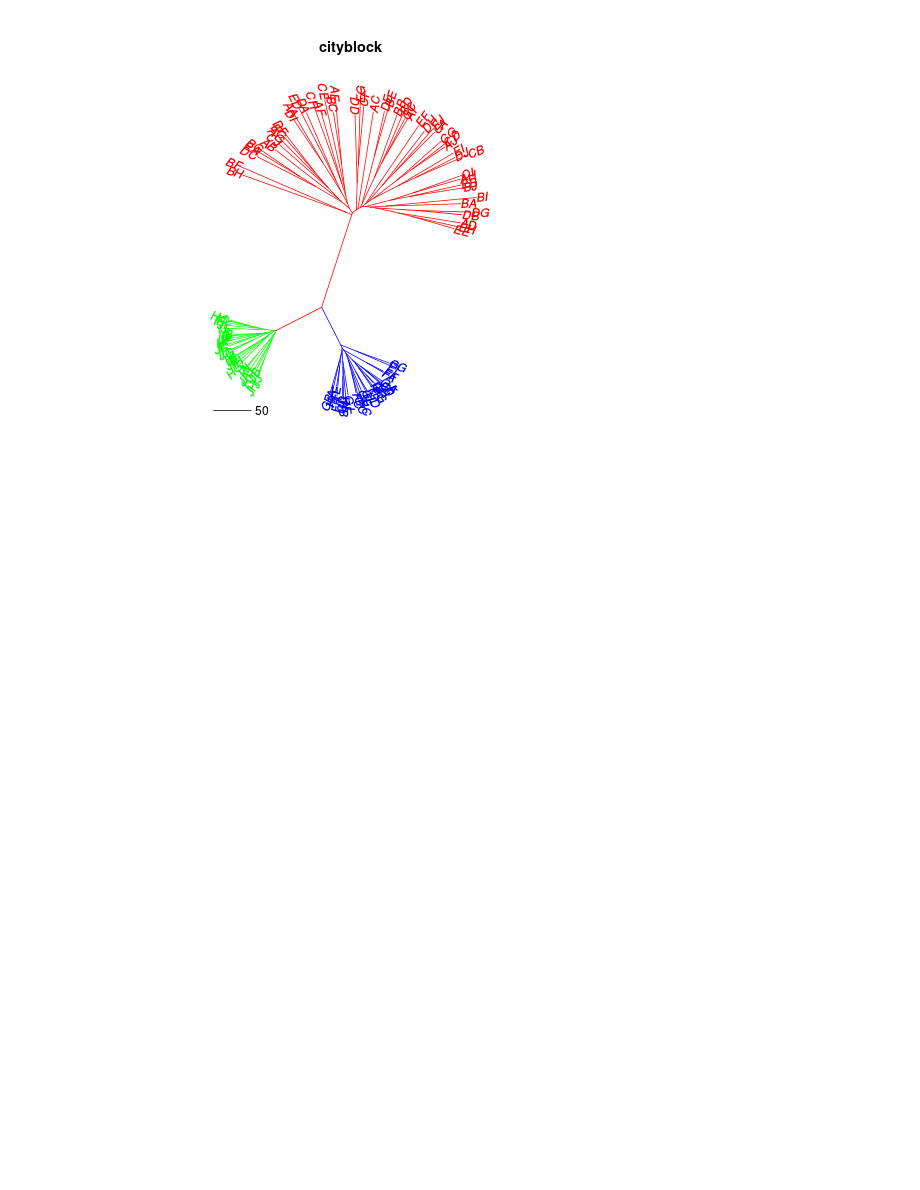
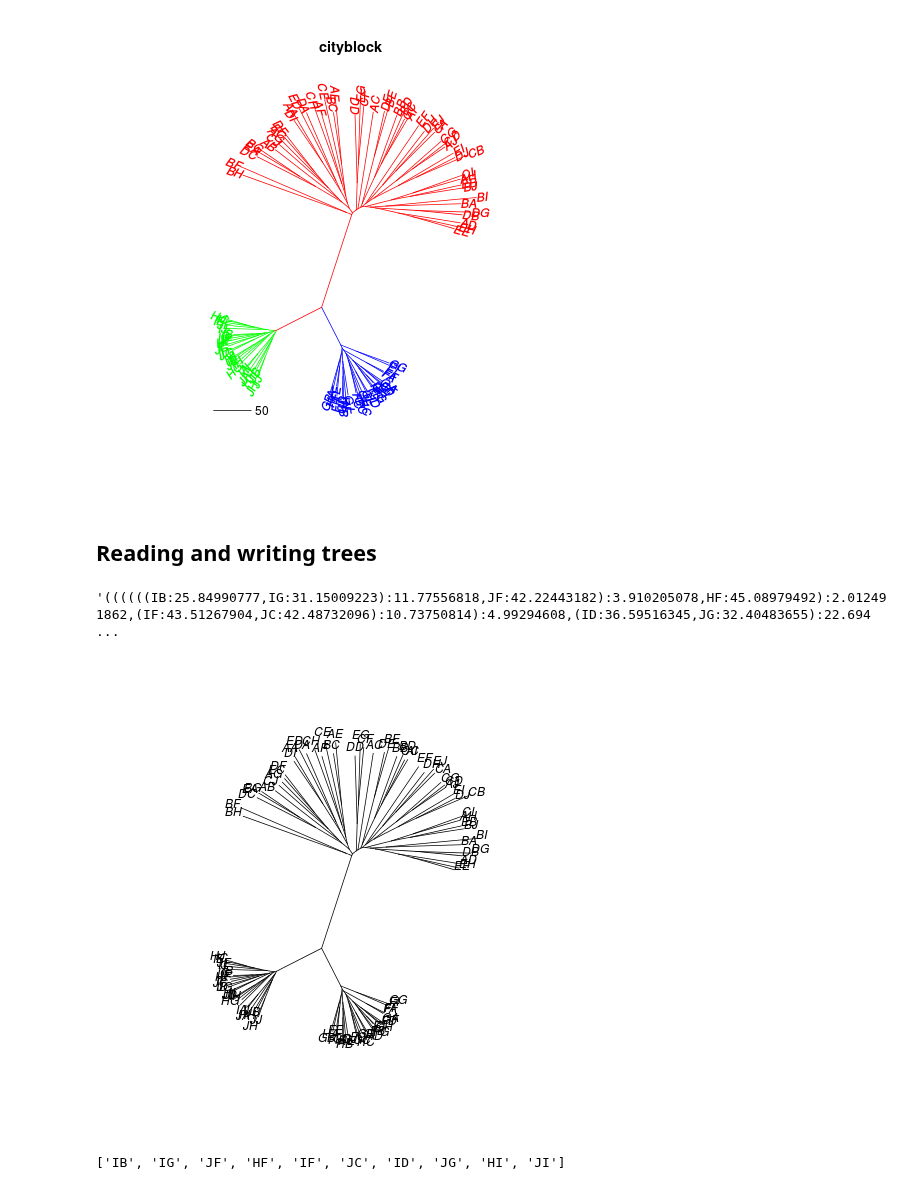
Before and after one commit to alimanfoo/anhima, a Jupyter notebook: examples/tree.ipynb, the cells around one changed output. Saved outputs shown, nothing was run; the diff lists cells and outputs as text; code cells hidden in the pictures; blank space fills up the shorter version.

```diff
--- a/examples/tree.ipynb
+++ b/examples/tree.ipynb
@@ -95,3 +95,5 @@ for metric in 'euclidean', 'cityblock':
 # %% [output]
 [figure]
 [figure]
+# %% [markdown]
+## Reading and writing trees
@@ -97,0 +103,5 @@ for metric in 'euclidean', 'cityblock':
+# %%
+# write to string
+anhima.tree.write_tree(t)
+# %% [output]
+'((((((IB:25.84990777,IG:31.15009223):11.77556818,JF:42.22443182):3.910205078,HF:45.08979492):2.012491862,(IF:43.51267904,JC:42.48732096):10.73750814):4.99294608,(ID:36.59516345,JG:32.40483655):22.694 ...
@@ -97,0 +111,12 @@ for metric in 'euclidean', 'cityblock':
+# %%
+# read from file
+t2 = anhima.tree.read_tree('/tmp/tree.newick')
+# %%
+anhima.tree.plot_phylo(t2, plot_kwargs={'type': 'unrooted'})
+# %% [output]
+[figure, added]
+# %%
+# N.B., labels will not be preserved in original order
+list(t2[2])[:10]
+# %% [output]
+['IB', 'IG', 'JF', 'HF', 'IF', 'JC', 'ID', 'JG', 'HI', 'JI']
```
Also changed, not shown: parts of 3 cells of this notebook, 2 other files.
